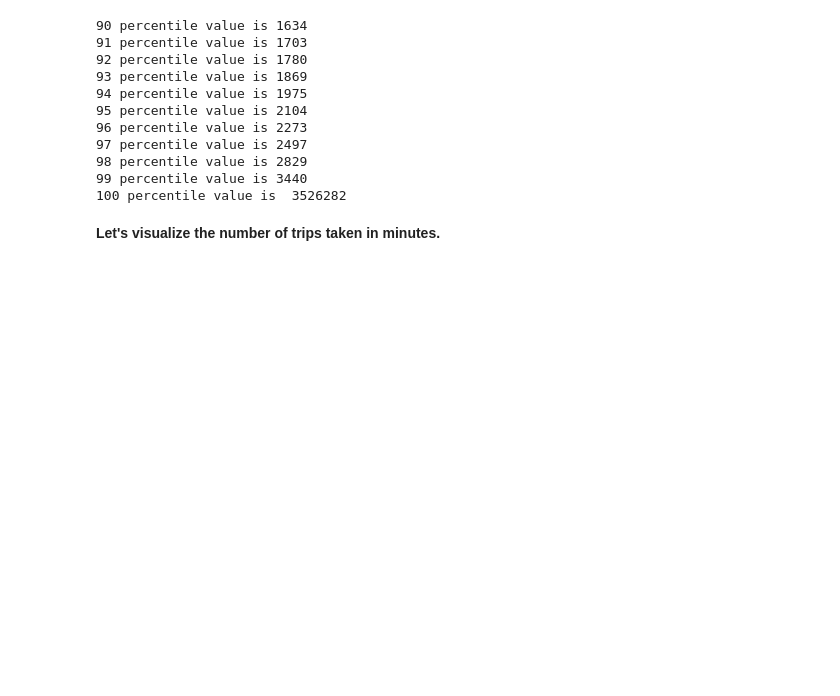
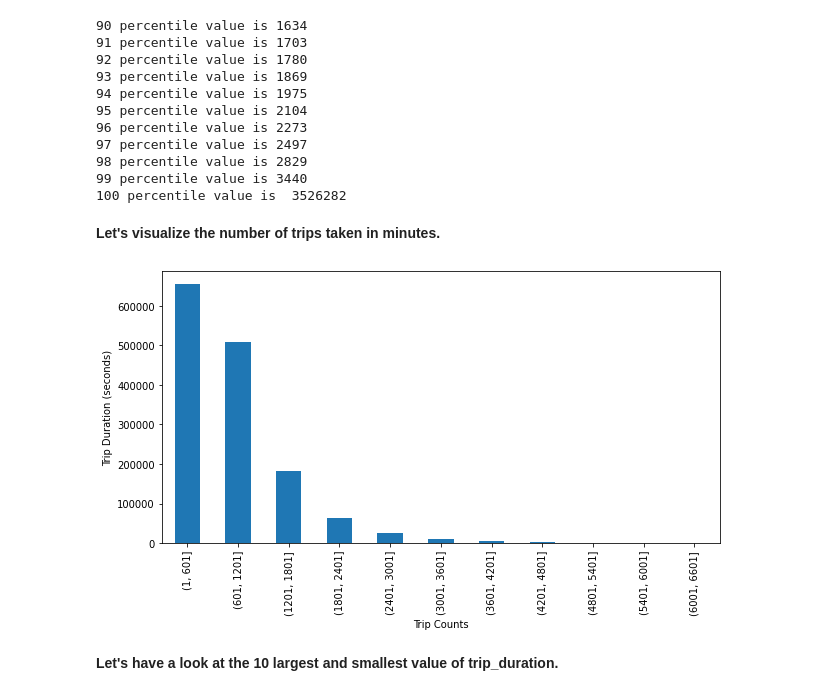
Before and after one commit to Manass20/NYC-Taxi-Trip-Time-Prediction---Capstone-Project, a Jupyter notebook: NYC_Taxi_Trip_Time_Prediction_Capstone_Project.ipynb, the cells around one changed output. Saved outputs shown, nothing was run; the diff lists cells and outputs as text; code cells hidden in the pictures; blank space fills up the shorter version.

```diff
--- a/NYC_Taxi_Trip_Time_Prediction_Capstone_Project.ipynb
+++ b/NYC_Taxi_Trip_Time_Prediction_Capstone_Project.ipynb
@@ -178,0 +175,15 @@ Now we can see that  we have coordinates in the form of longitude and latitude f
+# %%
+from geopy.distance import great_circle
+
+def cal_distance(pickup_lat,pickup_long,dropoff_lat,dropoff_long):
+
+ start_coordinates=(pickup_lat,pickup_long)
+ stop_coordinates=(dropoff_lat,dropoff_long)
+
+ return great_circle(start_coordinates,stop_coordinates).km
+# %%
+ # creating feature distance
+data['distance'] =  data.apply(lambda x: cal_distance(x['pickup_latitude'],x['pickup_longitude'],x['dropoff_latitude'],x['dropoff_longitude'] ), axis=1)
+# %%
+# calculating speed
+data['speed'] = (data.distance/(data.trip_duration/3600))
@@ -179 +224,15 @@ Now we can see that  we have coordinates in the form of longitude and latitude f
+# %%
+def time_of_day(x):
+    if x in range(6,12):
+        return 'Morning'
+    elif x in range(12,16):
+        return 'Afternoon'
+    elif x in range(16,22):
+        return 'Evening'
+    else:
+        return 'Late night'
+
+# creating new column for time of the day
+
+data['pickup_timeofday']=data['pickup_hour'].apply(time_of_day)
 # %%
@@ -315,3 +320,13 @@ print("100 percentile value is ",duration[-1])
 100 percentile value is  3526282
 # %% [markdown]
 **Let's visualize the number of trips taken in minutes.**
+# %%
+plt.figure(figsize = (10,5))
+data.trip_duration.groupby(pd.cut(data.trip_duration, np.arange(1,7200,600))).count().plot(kind='bar')
+plt.xlabel('Trip Counts')
+plt.ylabel('Trip Duration (seconds)')
+plt.show()
+# %% [output]
+[figure, added]
+# %% [markdown]
+**Let's have a look at the 10 largest and smallest value of trip_duration.**
```
Also changed, not shown: parts of 131 cells of this notebook.
